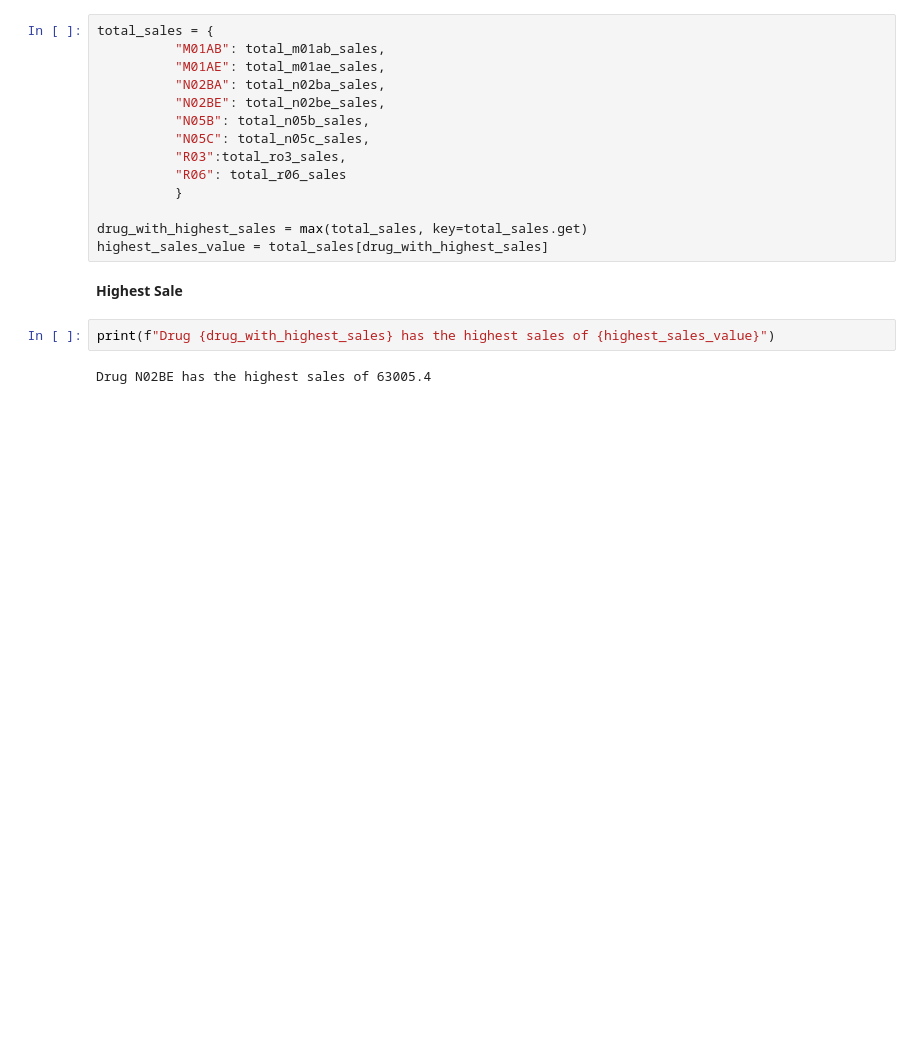
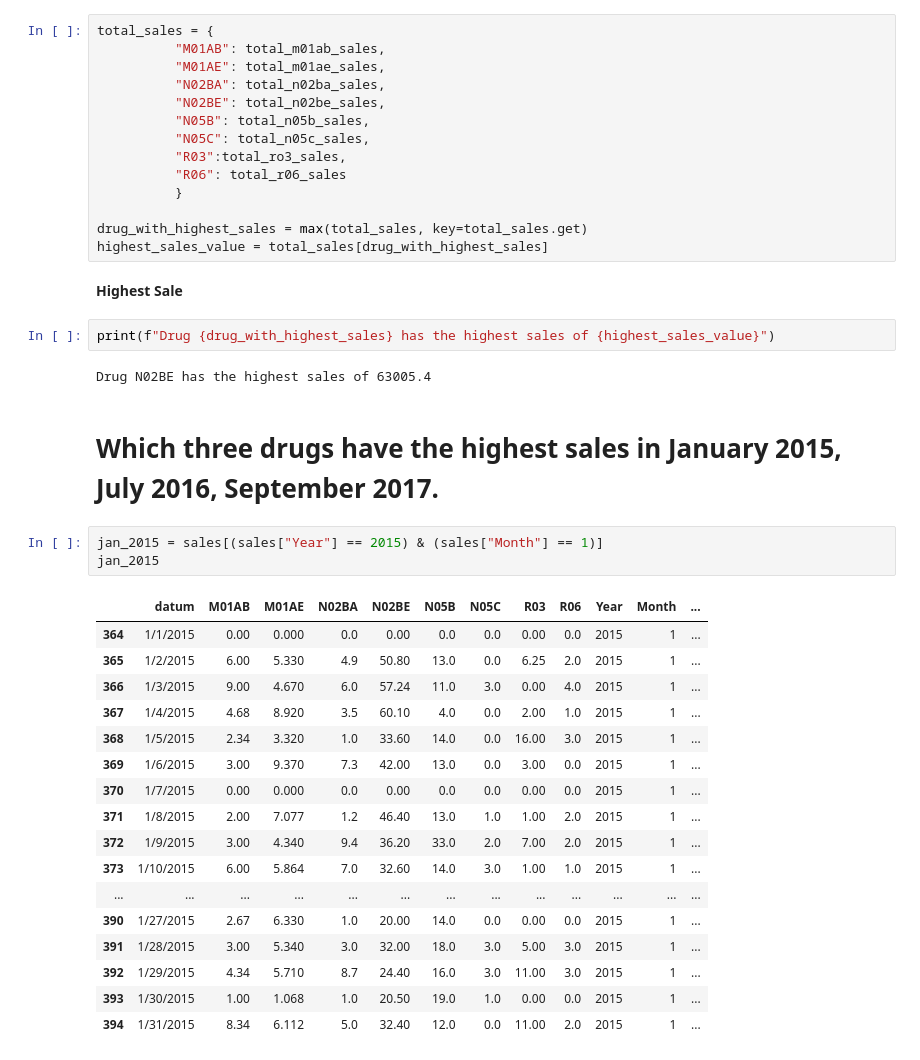
Before and after one commit to akhilesh2009/Analysing-pharmaceutical-sales-data, a Jupyter notebook: Analysing_pharmaceutical_sales_data.ipynb, the cells around one changed output. Saved outputs shown, nothing was run; the diff lists cells and outputs as text; blank space fills up the shorter version.

```diff
--- a/Analysing_pharmaceutical_sales_data.ipynb
+++ b/Analysing_pharmaceutical_sales_data.ipynb
@@ -124,3 +124,26 @@ highest_sales_value = total_sales[drug_with_highest_sales]
 print(f"Drug {drug_with_highest_sales} has the highest sales of {highest_sales_value}")
 # %% [output]
 Drug N02BE has the highest sales of 63005.4
+# %% [markdown]
+# **Which three drugs have the highest sales in January 2015, July 2016, September 2017.**
+# %%
+jan_2015 = sales[(sales["Year"] == 2015) & (sales["Month"] == 1)]
+jan_2015
+# %% [output]
+|  | datum | M01AB | M01AE | N02BA | N02BE | N05B | N05C | R03 | R06 | Year | Month | ... |
+| 364 | 1/1/2015 | 0.00 | 0.000 | 0.0 | 0.00 | 0.0 | 0.0 | 0.00 | 0.0 | 2015 | 1 | ... |
+| 365 | 1/2/2015 | 6.00 | 5.330 | 4.9 | 50.80 | 13.0 | 0.0 | 6.25 | 2.0 | 2015 | 1 | ... |
+| 366 | 1/3/2015 | 9.00 | 4.670 | 6.0 | 57.24 | 11.0 | 3.0 | 0.00 | 4.0 | 2015 | 1 | ... |
+| 367 | 1/4/2015 | 4.68 | 8.920 | 3.5 | 60.10 | 4.0 | 0.0 | 2.00 | 1.0 | 2015 | 1 | ... |
+| 368 | 1/5/2015 | 2.34 | 3.320 | 1.0 | 33.60 | 14.0 | 0.0 | 16.00 | 3.0 | 2015 | 1 | ... |
+| 369 | 1/6/2015 | 3.00 | 9.370 | 7.3 | 42.00 | 13.0 | 0.0 | 3.00 | 0.0 | 2015 | 1 | ... |
+| 370 | 1/7/2015 | 0.00 | 0.000 | 0.0 | 0.00 | 0.0 | 0.0 | 0.00 | 0.0 | 2015 | 1 | ... |
+| 371 | 1/8/2015 | 2.00 | 7.077 | 1.2 | 46.40 | 13.0 | 1.0 | 1.00 | 2.0 | 2015 | 1 | ... |
+| 372 | 1/9/2015 | 3.00 | 4.340 | 9.4 | 36.20 | 33.0 | 2.0 | 7.00 | 2.0 | 2015 | 1 | ... |
+| 373 | 1/10/2015 | 6.00 | 5.864 | 7.0 | 32.60 | 14.0 | 3.0 | 1.00 | 1.0 | 2015 | 1 | ... |
+| ... | ... | ... | ... | ... | ... | ... | ... | ... | ... | ... | ... | ... |
+| 390 | 1/27/2015 | 2.67 | 6.330 | 1.0 | 20.00 | 14.0 | 0.0 | 0.00 | 0.0 | 2015 | 1 | ... |
+| 391 | 1/28/2015 | 3.00 | 5.340 | 3.0 | 32.00 | 18.0 | 3.0 | 5.00 | 3.0 | 2015 | 1 | ... |
+| 392 | 1/29/2015 | 4.34 | 5.710 | 8.7 | 24.40 | 16.0 | 3.0 | 11.00 | 3.0 | 2015 | 1 | ... |
+| 393 | 1/30/2015 | 1.00 | 1.068 | 1.0 | 20.50 | 19.0 | 1.0 | 0.00 | 0.0 | 2015 | 1 | ... |
+| 394 | 1/31/2015 | 8.34 | 6.112 | 5.0 | 32.40 | 12.0 | 0.0 | 11.00 | 2.0 | 2015 | 1 | ... |
```
